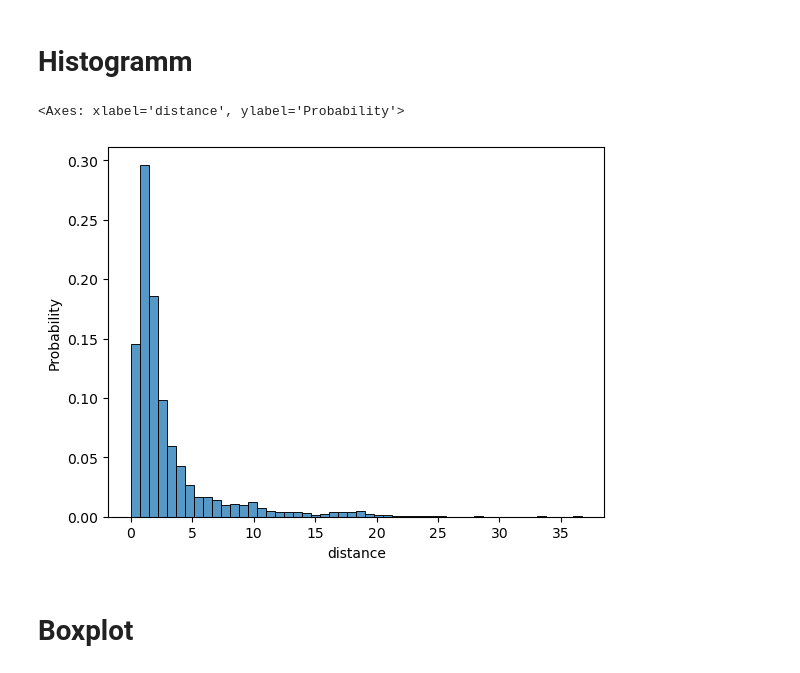
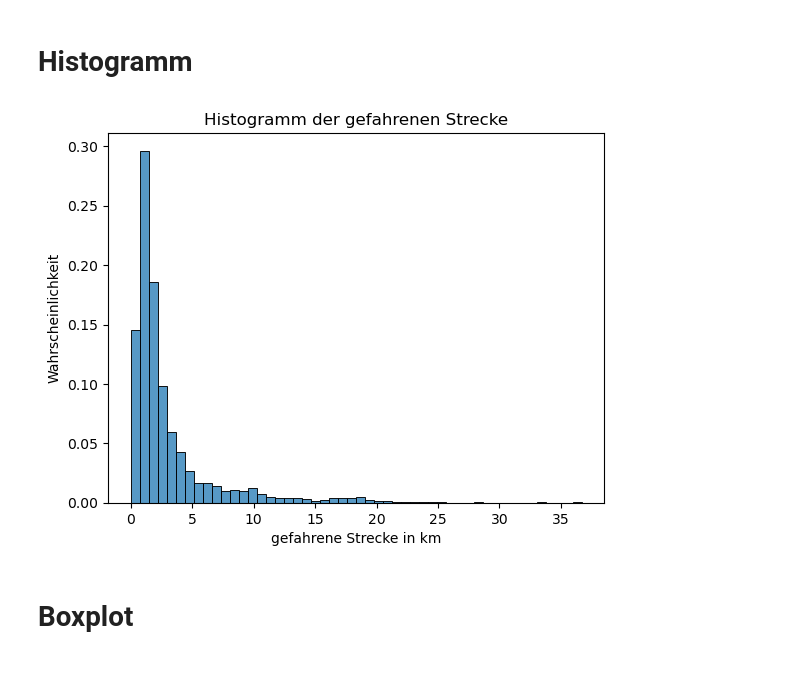
Before and after one commit to buesst1/gdv, a Jupyter notebook: notebooks/LE1.ipynb, the cells around one changed output. Cells and saved outputs as stored; diff of their text form; code cells hidden in the pictures.

```diff
--- a/notebooks/LE1.ipynb
+++ b/notebooks/LE1.ipynb
@@ -50,10 +50,16 @@ plt.show()
 [figure]
 # %% [markdown]
 # Histogramm
-# %%
-sns.histplot(taxis, x="distance", bins=50, stat="probability")
-# %% [output]
-<Axes: xlabel='distance', ylabel='Probability'>
-[figure, removed]
+# %%
+# erstellen des Histogramms
+sns.histplot(taxis, x="distance", bins=50, stat="probability")
+
+# Beschriften der Achsen und Setzen des Titels
+plt.xlabel('gefahrene Strecke in km')
+plt.ylabel('Wahrscheinlichkeit')
+plt.title('Histogramm der gefahrenen Strecke')
+plt.show()
+# %% [output]
+[figure, added]
 # %% [markdown]
 # Boxplot
```
Also changed, not shown: parts of 2 cells of this notebook, 1 other file.
